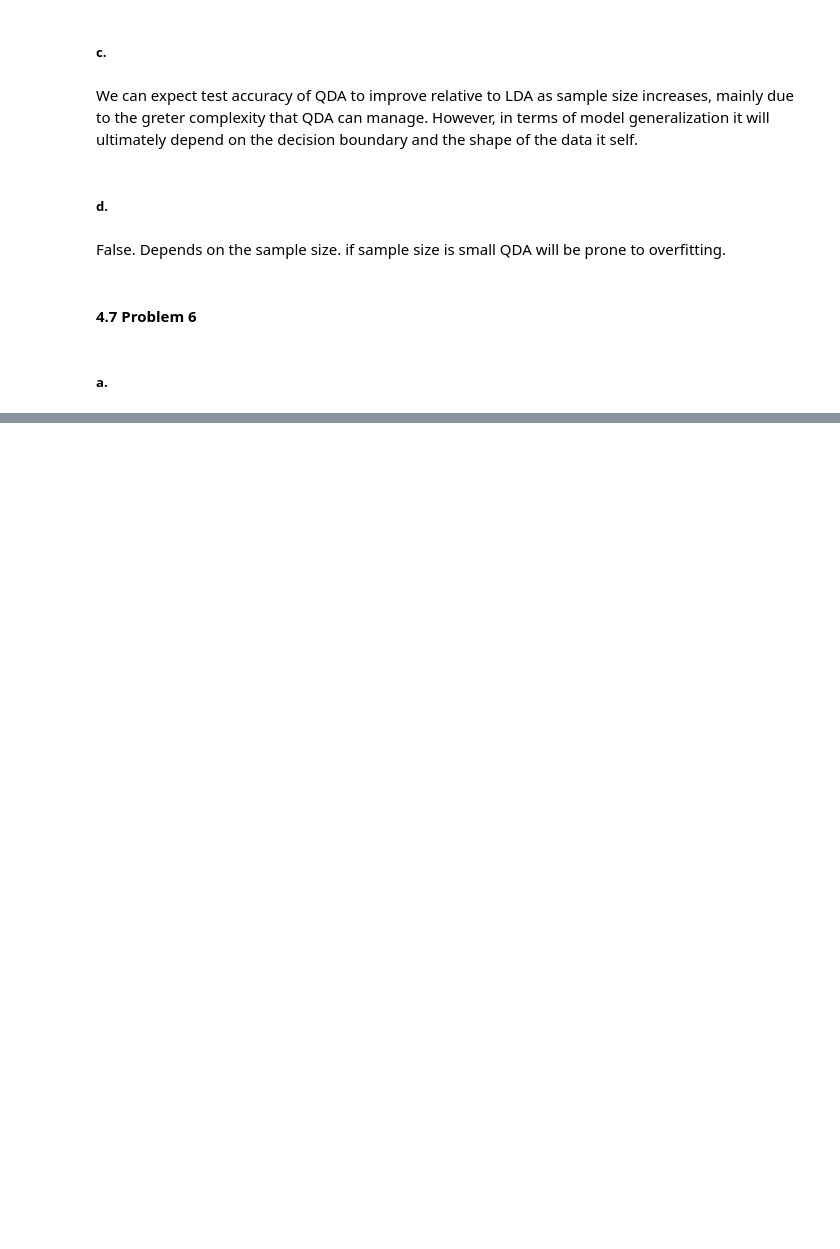
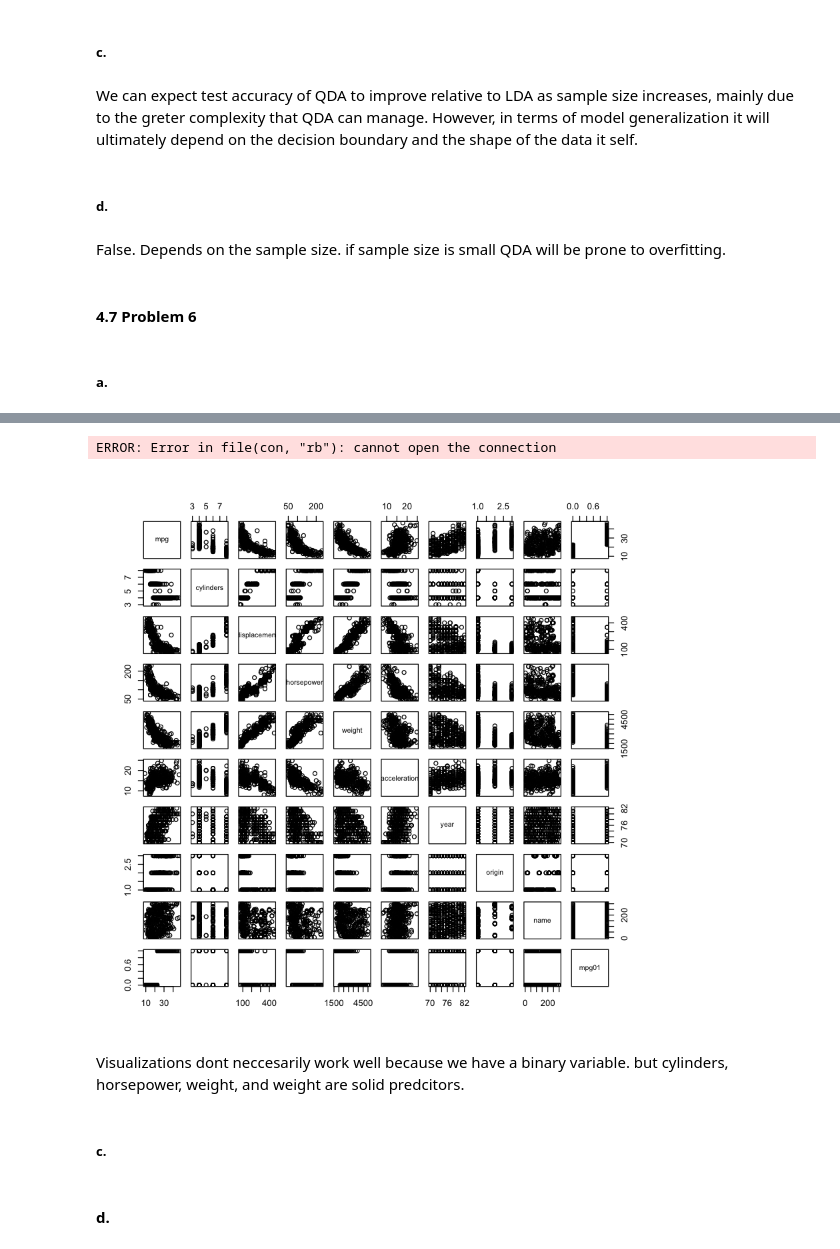
Before and after one commit to jbrambleDC/statistical-learning, a Jupyter notebook: Homework3.ipynb, the cells around one changed output, grey strips where cells are left out. Saved outputs shown, nothing was run; the diff lists cells and outputs as text; code cells hidden in the pictures; blank space fills up the shorter version.

```diff
--- a/Homework3.ipynb
+++ b/Homework3.ipynb
@@ -139,0 +175,3 @@ False. Depends on the sample size. if sample size is small QDA will be prone to
+# %%
+Auto$mpg01 = rep(0, times = nrow(Auto))
+Auto$mpg01[Auto$mpg>median(Auto$mpg)] = 1
@@ -139,0 +205,9 @@ False. Depends on the sample size. if sample size is small QDA will be prone to
+# %%
+pairs(Auto)
+# %% [output]
+ERROR: Error in file(con, "rb"): cannot open the connection
+[figure, added]
+# %% [markdown]
+Visualizations dont neccesarily work well because we have a binary variable. but cylinders, horsepower, weight, and weight are solid predcitors.
+# %% [markdown]
+##### c.
@@ -139,0 +218,2 @@ False. Depends on the sample size. if sample size is small QDA will be prone to
+# %% [markdown]
+#### d.
```
Also changed, not shown: parts of 25 cells of this notebook.
